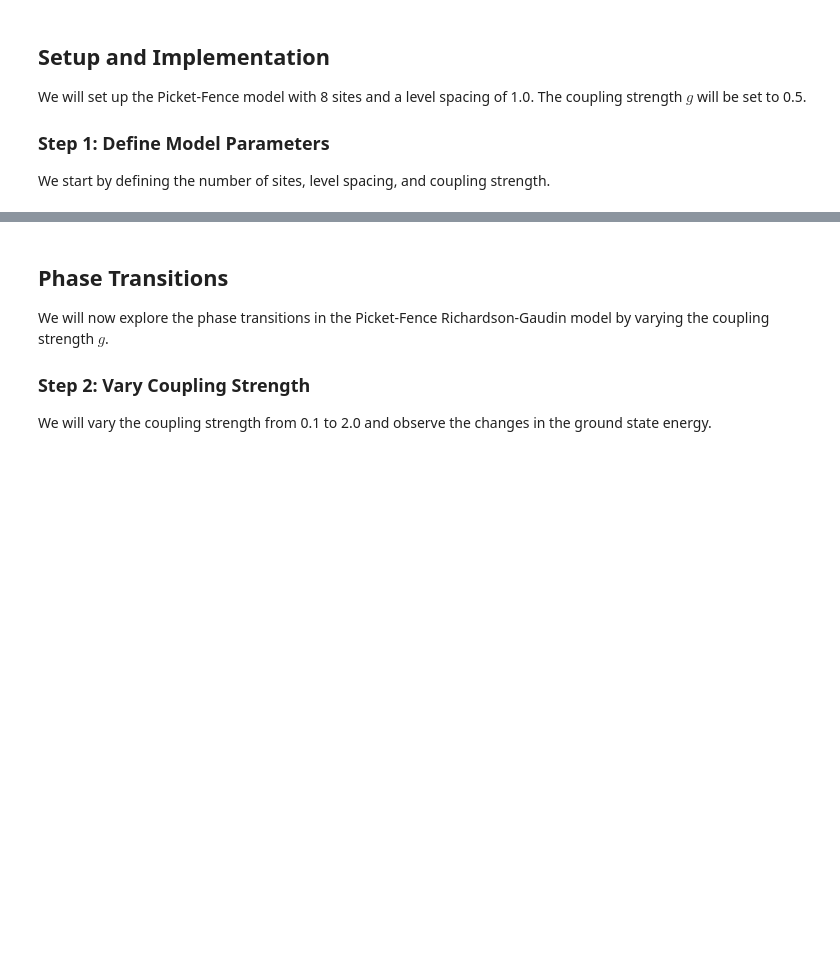
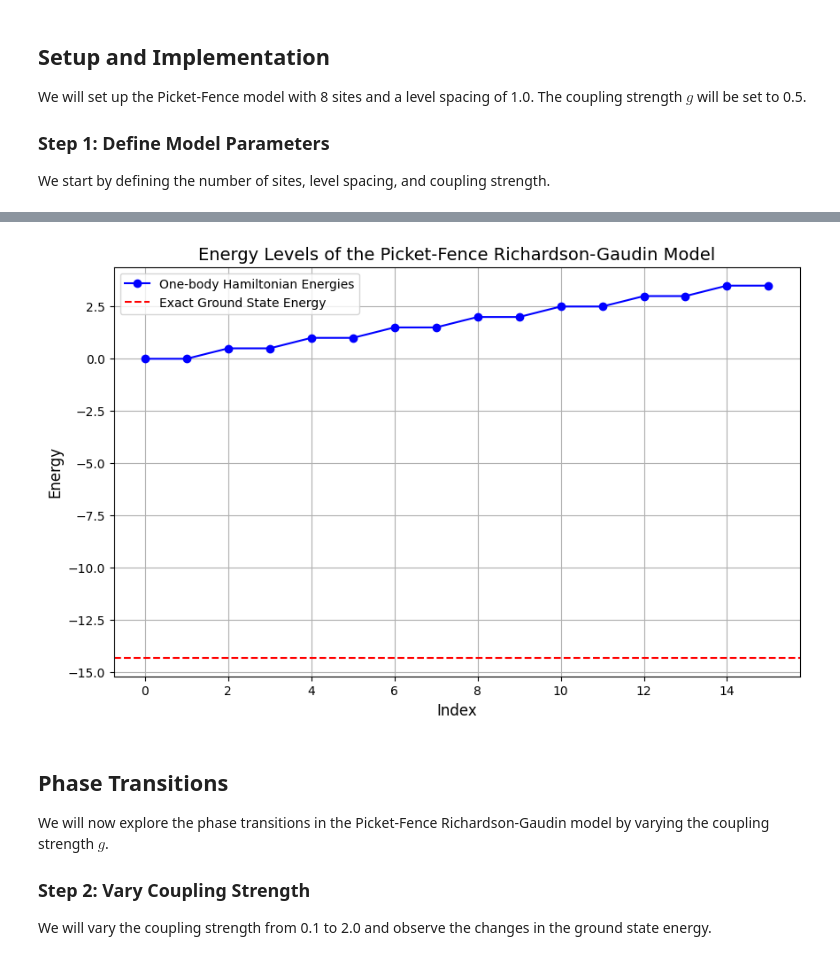
Before and after one commit to theochem/ModelHamiltonian, a Jupyter notebook: examples/picketf.ipynb, the cells around one changed output, grey strips where cells are left out. Saved outputs shown, nothing was run; the diff lists cells and outputs as text; code cells hidden in the pictures; blank space fills up the shorter version.

```diff
--- a/examples/picketf.ipynb
+++ b/examples/picketf.ipynb
@@ -64,0 +79,96 @@ plt.show()
+# %%
+# For comparison, calculate energy levels from one-body Hamiltonian
+eigenvals = np.linalg.eigvals(h1)
+eigenvals = np.sort(eigenvals)
+
+# Now solve using PySCF's FCI solver
+# First, convert h2 to chemist's notation as in Ising.ipynb
+h2_chemist = np.transpose(h2, (0, 2, 1, 3))
+
+try:
+    # Use n_electrons = n_sites for half-filling
+    print("\nSolving with PySCF FCI solver...")
+    e_fci, ci_fci = fci.direct_spin0.kernel(h1, h2_chemist, n_sites, n_sites)
+
+    # Total energy includes the zero-body term
+    total_energy_fci = e_fci + e0
+    print(f"FCI ground state energy: {total_energy_fci:.8f}")
+    print(f"Ground state energy per site: {total_energy_fci/n_sites:.8f}")
+
+    # Plot FCI results
+    plt.figure(figsize=(10, 6))
+    plt.plot(eigenvals, 'o-', label='One-body Hamiltonian Energies', color='blue')
+    plt.axhline(y=total_energy_fci, color='red', linestyle='--', label='PySCF FCI Ground State Energy')
+    plt.xlabel('Index', fontsize=12)
+    plt.ylabel('Energy', fontsize=12)
+    plt.title('Energy Levels of the Picket-Fence Richardson-Gaudin Model', fontsize=14)
+    plt.legend()
+    plt.grid(True)
+    plt.show()
+
+    use_pyscf = True
+
+except Exception as e:
+    print(f"\nError using PySCF: {e}")
+    print("Falling back to direct diagonalization...")
+    use_pyscf = False
+
+    # Define Pauli spin matrices for exact diagonalization
+    sigma_x = np.array([[0, 1], [1, 0]])
+    sigma_y = np.array([[0, -1j], [1j, 0]])
+    sigma_z = np.array([[1, 0], [0, -1]])
+    I = np.array([[1, 0], [0, 1]])
+
+    # Define function for Kronecker product with identity
+    def kron_id(matrix, N, L):
+        """Creates Kronecker product of matrix with identity matrices."""
+        result = matrix
+        for _ in range(N):
+            result = np.kron(I, result)
+
+        for _ in range(L-N-1):
+            result = np.kron(result, I)
+        return 1/2*result
+
+    # Define function to create spin operators on Nth site
+    def spin_operator(operator, N, L):
+        """Creates a spin operator (Sx, Sy, Sz) on the Nth site."""
+        return kron_id(operator, N, L)
+
+    # Create spin operators for each site
+    Sx = [spin_operator(sigma_x, i, n_sites) for i in range(n_sites)]
+    Sy = [spin_operator(sigma_y, i, n_sites) for i in range(n_sites)]
+    Sz = [spin_operator(sigma_z, i, n_sites) for i in range(n_sites)]
+
+    # Construct the Hamiltonian explicitly
+    H_explicit = np.zeros((2**n_sites, 2**n_sites), dtype=complex)
+
+    # Add Zeeman terms
+    for i in range(n_sites):
+        H_explicit += mu[i] * Sz[i]
+
+    # Add interaction terms
+    for i in range(n_sites):
+        for j in range(n_sites):
+            if i != j:  # Skip self-interactions
+                # XY interaction (S+S-) = 0.5*(SxSx + SySy)
+                H_explicit += g * (Sx[i] @ Sx[j] + Sy[i] @ Sy[j])
+
+    # Calculate eigenvalues and eigenvectors
+    exact_eigenvalues, exact_eigenvectors = eigh(H_explicit)
+    total_energy = exact_eigenvalues[0].real  # Ground state energy
+
+    print(f"Exact ground state energy: {total_energy:.8f}")
+    print(f"Ground state energy per site: {total_energy/n_sites:.8f}")
+
+    # Plot the energy levels from both methods
+    plt.figure(figsize=(10, 6))
+    plt.plot(eigenvals, 'o-', label='One-body Hamiltonian Energies', color='blue')
+    plt.axhline(y=total_energy, color='red', linestyle='--', label='Exact Ground State Energy')
+    plt.xlabel('Index', fontsize=12)
+    plt.ylabel('Energy', fontsize=12)
+    plt.title('Energy Levels of the Picket-Fence Richardson-Gaudin Model', fontsize=14)
+    plt.legend()
+    plt.grid(True)
+    plt.show()
+# %% [output]
@@ -65,3 +181,4 @@ plt.show()
+[figure, added]
 # %% [markdown]
 ## Phase Transitions
 
```
Also changed, not shown: parts of 4 cells of this notebook.
